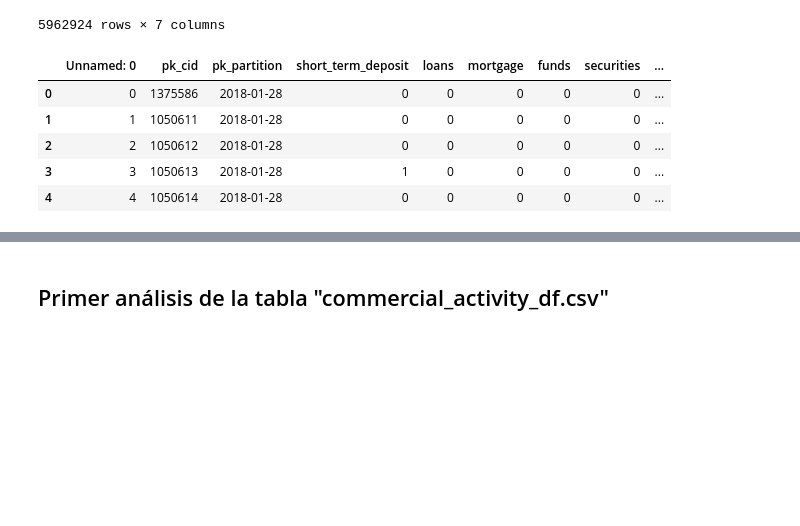
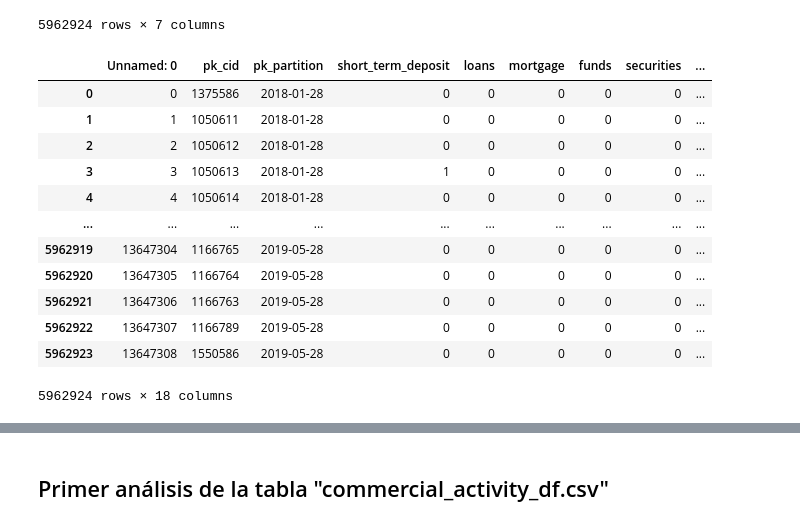
Before and after one commit to jascicz/easy_money_Project, a Jupyter notebook: david-Proyecto.ipynb, the cells around one changed output, grey strips where cells are left out. Saved outputs shown, nothing was run; the diff lists cells and outputs as text; code cells hidden in the pictures; blank space fills up the shorter version.

```diff
--- a/david-Proyecto.ipynb
+++ b/david-Proyecto.ipynb
@@ -72,11 +72,18 @@ df_c
 | 5962923 | 13647308 | 1550586 | 2019-05-28 | 2019-05-13 | NaN | 1.00 | NaN |
 5962924 rows × 7 columns
 # %%
-df_p.head()
+df_p
 # %% [output]
 |  | Unnamed: 0 | pk_cid | pk_partition | short_term_deposit | loans | mortgage | funds | securities | ... |
 | 0 | 0 | 1375586 | 2018-01-28 | 0 | 0 | 0 | 0 | 0 | ... |
 | 1 | 1 | 1050611 | 2018-01-28 | 0 | 0 | 0 | 0 | 0 | ... |
 | 2 | 2 | 1050612 | 2018-01-28 | 0 | 0 | 0 | 0 | 0 | ... |
 | 3 | 3 | 1050613 | 2018-01-28 | 1 | 0 | 0 | 0 | 0 | ... |
 | 4 | 4 | 1050614 | 2018-01-28 | 0 | 0 | 0 | 0 | 0 | ... |
+| ... | ... | ... | ... | ... | ... | ... | ... | ... | ... |
+| 5962919 | 13647304 | 1166765 | 2019-05-28 | 0 | 0 | 0 | 0 | 0 | ... |
+| 5962920 | 13647305 | 1166764 | 2019-05-28 | 0 | 0 | 0 | 0 | 0 | ... |
+| 5962921 | 13647306 | 1166763 | 2019-05-28 | 0 | 0 | 0 | 0 | 0 | ... |
+| 5962922 | 13647307 | 1166789 | 2019-05-28 | 0 | 0 | 0 | 0 | 0 | ... |
+| 5962923 | 13647308 | 1550586 | 2019-05-28 | 0 | 0 | 0 | 0 | 0 | ... |
+5962924 rows × 18 columns
```
Also changed, not shown: parts of 32 cells of this notebook.
